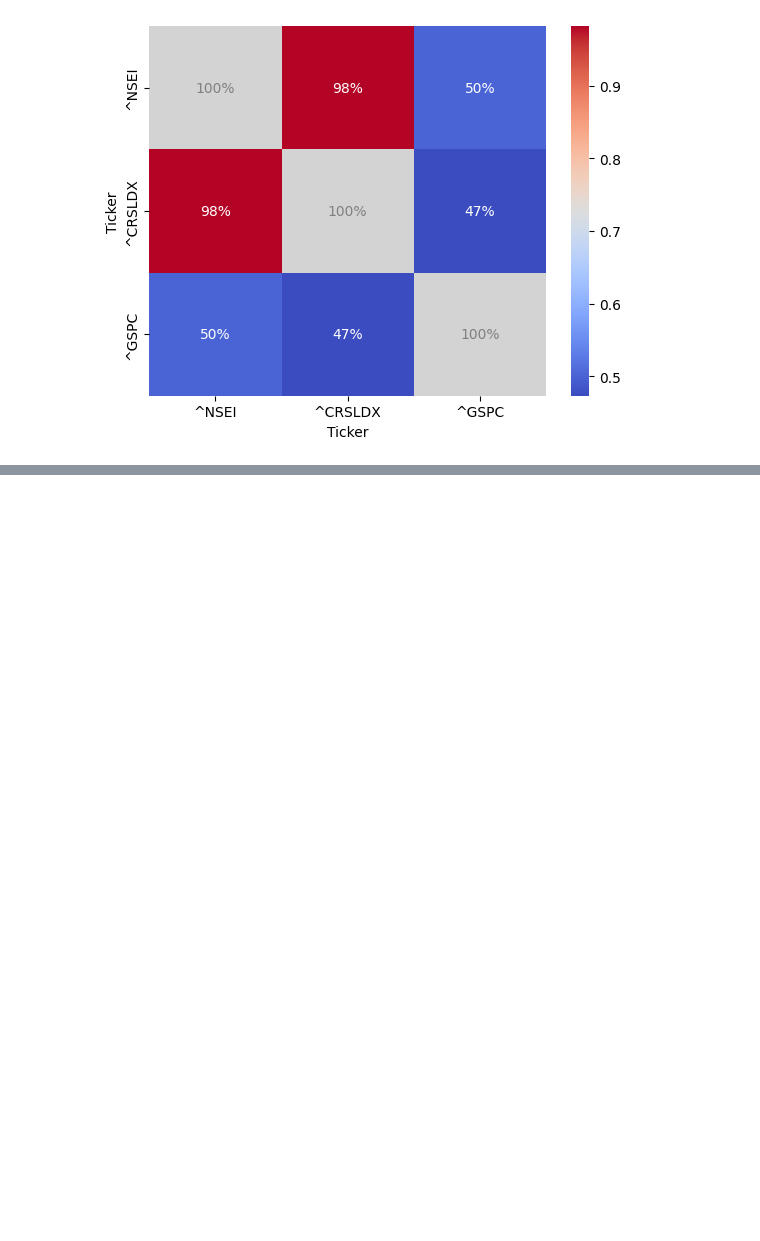
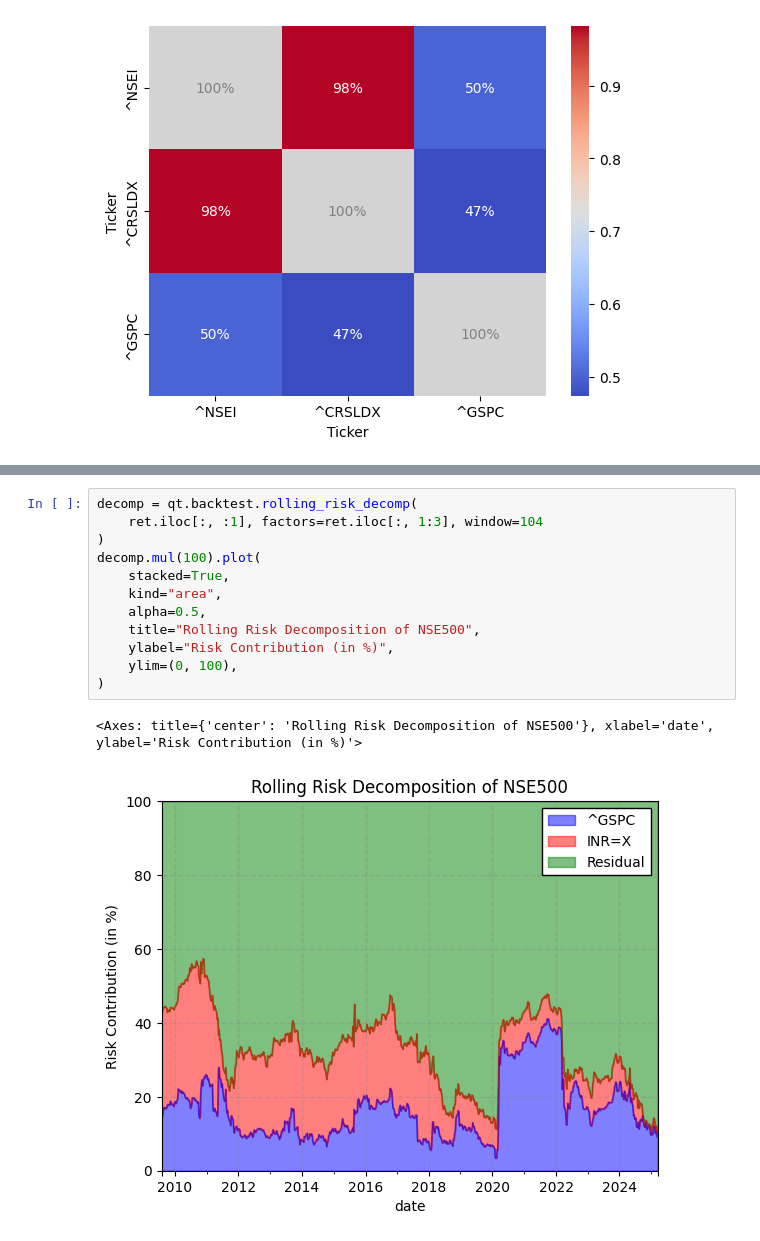
Before and after one commit to nakulrandad/Quant-Finance, a Jupyter notebook: analysis/nifty50.ipynb, the cells around one changed output, grey strips where cells are left out. Saved outputs shown, nothing was run; the diff lists cells and outputs as text; blank space fills up the shorter version.

```diff
--- a/analysis/nifty50.ipynb
+++ b/analysis/nifty50.ipynb
@@ -263,0 +278,15 @@ qt.backtest.rolling_multibeta(
+# %%
+decomp = qt.backtest.rolling_risk_decomp(
+    ret.iloc[:, :1], factors=ret.iloc[:, 1:3], window=104
+)
+decomp.mul(100).plot(
+    stacked=True,
+    kind="area",
+    alpha=0.5,
+    title="Rolling Risk Decomposition of NSE500",
+    ylabel="Risk Contribution (in %)",
+    ylim=(0, 100),
+)
+# %% [output]
+<Axes: title={'center': 'Rolling Risk Decomposition of NSE500'}, xlabel='date', ylabel='Risk Contribution (in %)'>
+[figure, added]
```
Also changed, not shown: parts of 20 cells of this notebook, 2 other files.
